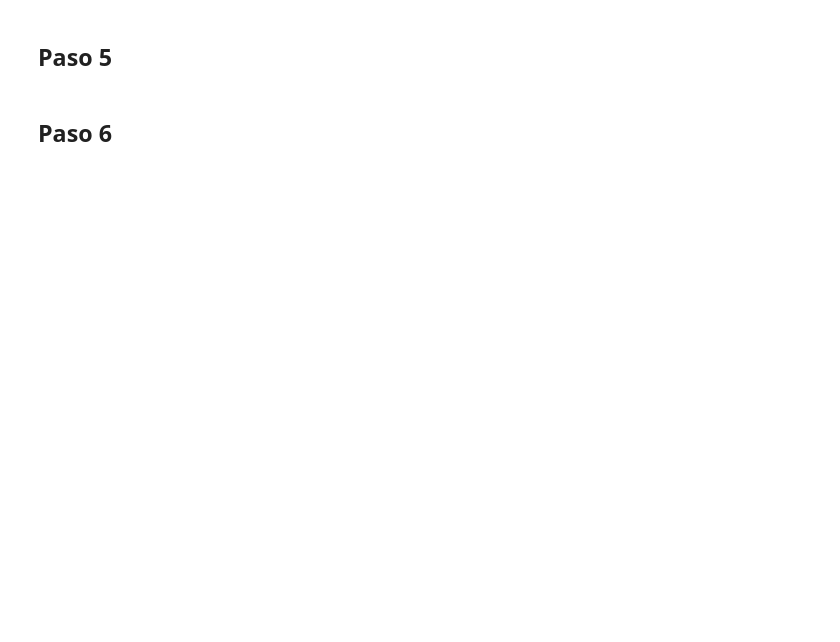
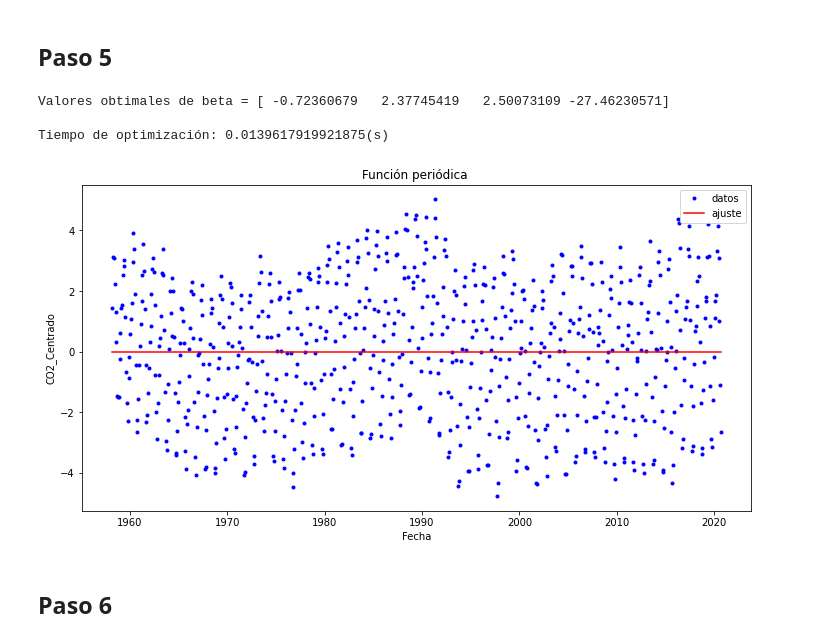
Before and after one commit to LaChicaFrancesa/TareaGrupalAnalisisDeDatos, a Jupyter notebook: Tarea_grupal.ipynb, the cells around one changed output. Drawn from its saved outputs; the diff is of its cells as text; code cells hidden in the pictures; blank space fills up the shorter version.

```diff
--- a/Tarea_grupal.ipynb
+++ b/Tarea_grupal.ipynb
@@ -145,2 +335,17 @@ print(CO2_completo)
 # %% [markdown]
 ## Paso 4
+# %%
+## tomando la funcion polinomial de grado 3, que tiene menor error cuarático medio
+n = 3
+theta =(0.1,0.2,0.3,0.1)
+res = minimize(ECM,theta, args=(x,y), tol= 1e-3, method='Powell') # para obtener los theta
+
+co2_centrada = y - poli_fuc(res.x,x)
+
+CO2_completo.insert(2,"CO2_centrado",co2_centrada) # Ejecutar una sola vez
+
+print(CO2_completo)
+
+media = CO2_completo.iloc[:,1].mean()
+std = CO2_completo.iloc[:,1].std()
+print(f' Media : {media}\n Desviación estandar : {std}')
@@ -147,4 +369,38 @@ print(CO2_completo)
 # %% [markdown]
 ## Paso 5
+# %%
+def f_beta(betas,t):
+    T = 1958.2027 # Fecha inicial
+    fBeta = betas[0]*np.sin(betas[1]*(t-T) + betas[2])*np.exp(betas[3]*t)
+    return fBeta
+
+def ECM_b(betas, t , y): # Error cuadratico medio
+    fBeta = f_beta(betas, t )
+    error = ((y - fBeta)**2).sum()
+    return error/len(t)
+
+inicio = time.time()
+# valores iniciales betas
+betas = (0.1,0.1,0.1,0.1)
+
+res = minimize(ECM_b,betas, args=(x,co2_centrada), tol= 1e-3, method='Powell') # Minimiza el ECM
+fin = time.time()
+betas = res.x # valores obtimales de beta
+print(f'Valores obtimales de beta = {betas}\n')
+print(f'Tiempo de optimización: {fin - inicio}(s)')
+
+
+plt.plot(x,co2_centrada,'b.',label='datos') # datos
+plt.plot(x,f_beta(betas,x), 'r', label = 'ajuste') # ajuste
+plt.xlabel('Fecha')
+plt.ylabel('CO2_Centrado')
+plt.legend()
+plt.title(f'Función periódica ')
+plt.show()
+# %% [output]
+Valores obtimales de beta = [ -0.72360679   2.37745419   2.50073109 -27.46230571]
+
+Tiempo de optimización: 0.0139617919921875(s)
+[figure, added]
 # %% [markdown]
 ## Paso 6
```
Also changed, not shown: parts of 3 cells of this notebook.
